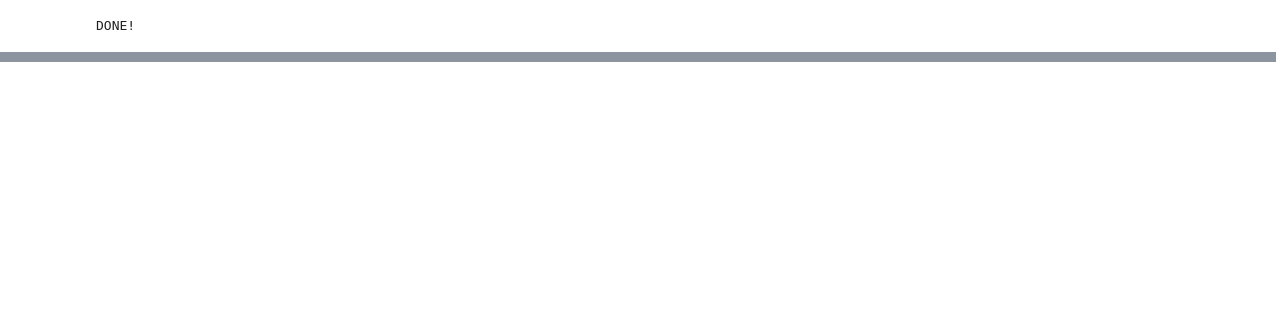
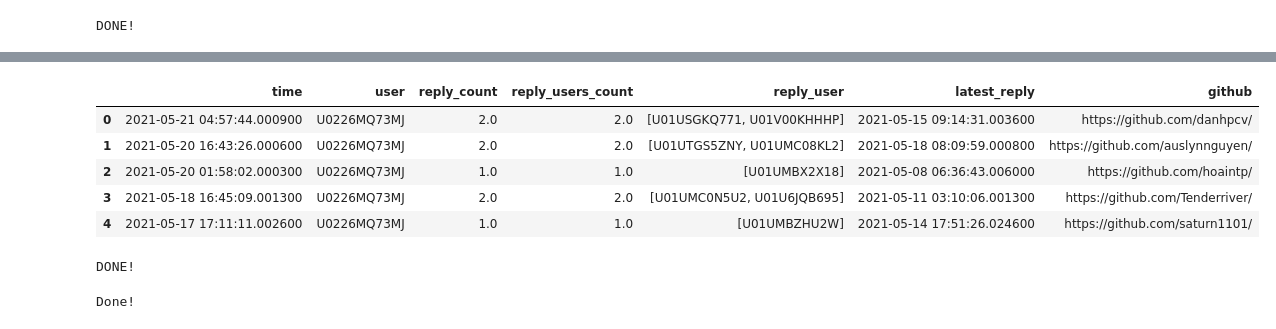
Before and after one commit to chuviethongfpt/atom-assignments, a Jupyter notebook: HOME_ASSIGNMENT_3_SLACK_API_TO_GSHEET_CVH_v1.ipynb, the cells around one changed output, grey strips where cells are left out. Saved outputs shown, nothing was run; the diff lists cells and outputs as text; code cells hidden in the pictures; blank space fills up the shorter version.

Commit message:
Được tạo bằng Colaboratory

```diff
--- a/HOME_ASSIGNMENT_3_SLACK_API_TO_GSHEET_CVH_v1.ipynb
+++ b/HOME_ASSIGNMENT_3_SLACK_API_TO_GSHEET_CVH_v1.ipynb
@@ -108,0 +150,3 @@ APIError: ignored
+# %%
+response_json = requests.post(endpoint, data=data, headers=headers).json()
+msg_ls = response_json['messages']
@@ -108,0 +175,19 @@ APIError: ignored
+# %%
+## Summarize all submitted assignments + reviews cnt
+not_learners_id = ['U01BE2PR6LU'] # -> Remove MA from the user_id
+github, reply_count, reply_users_count, reply_users, latest_reply = '','','','',''
+for i in range(20):
+  ts = dt.fromtimestamp(float(msg_ls[i]['ts'])) # -> Convert timestamp Epoch thành dàng dễ đọc
+  user = msg_ls[i]['user'] # -> Lấy thông tin người post messages
+  if msg_ls[i]['user'] not in not_learners_id:
+    if 'attachments' in msg_ls[i].keys():
+      #print(msg_ls[i].keys())
+      text = msg_ls[i]['text']
+      github_link = re.findall('(?:https?://)?(?:www[.])?github[.]com/[\w-]+/?', text) #-> Submission là các message có link github
+      #print(msg_ls[i])
+      if len(github_link) > 0: github = github_link[0]
+      if 'reply_count' in msg_ls[i].keys(): reply_count = msg_ls[i]['reply_count'] #-> Extract số review
+      if 'reply_users_count' in msg_ls[i].keys(): reply_users_count = msg_ls[i]['reply_users_count']
+      if 'reply_users' in msg_ls[i].keys(): reply_users = msg_ls[i]['reply_users']
+      if 'latest_reply' in msg_ls[i].keys(): latest_reply = dt.fromtimestamp(float(msg_ls[i]['latest_reply']))
+      print(ts, user, reply_users_count, reply_users, latest_reply, github)
@@ -108,0 +202,19 @@ APIError: ignored
+# %%
+assignment_dict = {'time': [], 'user': [], 'reply_count': [], 'reply_users_count': [], 'reply_user': [], 'latest_reply': [], 'github': []}
+not_learners_id = ['U01BE2PR6LU']
+for i in range(40):
+  ts = dt.fromtimestamp(float(msg_ls[i]['ts'])) # -> Convert timestamp Epoch thành dàng dễ đọc
+  assignment_dict['time'].append(ts)
+  assignment_dict['user'].append(msg_ls[i]['user']) # -> Lấy thông tin người post messages
+  if msg_ls[i]['user'] not in not_learners_id:
+    if 'attachments' in msg_ls[i].keys():
+      #print(msg_ls[i].keys())
+      text = msg_ls[i]['text']
+      github_link = re.findall('(?:https?://)?(?:www[.])?github[.]com/[\w-]+/?', text) #-> Submission là các message có link github
+      #print(msg_ls[i])
+      if len(github_link) > 0: assignment_dict['github'].append(github_link[0])
+      if 'reply_count' in msg_ls[i].keys(): assignment_dict['reply_count'].append(msg_ls[i]['reply_count']) #-> Extract số review
+      if 'reply_users_count' in msg_ls[i].keys(): assignment_dict['reply_users_count'].append(msg_ls[i]['reply_users_count'])
+      if 'reply_users' in msg_ls[i].keys(): assignment_dict['reply_user'].append(msg_ls[i]['reply_users'])
+      if 'latest_reply' in msg_ls[i].keys(): assignment_dict['latest_reply'].append(dt.fromtimestamp(float(msg_ls[i]['latest_reply'])))
+assignment_dict
@@ -108,0 +239,20 @@ APIError: ignored
+# %%
+assignment_df = pd.DataFrame(dict([ (k,pd.Series(v)) for k,v in assignment_dict.items() ]))
+assignment_df.head()
+# %% [output]
+|  | time | user | reply_count | reply_users_count | reply_user | latest_reply | github |
+| 0 | 2021-05-21 04:57:44.000900 | U0226MQ73MJ | 2.0 | 2.0 | [U01USGKQ771, U01V00KHHHP] | 2021-05-15 09:14:31.003600 | https://github.com/danhpcv/ |
+| 1 | 2021-05-20 16:43:26.000600 | U0226MQ73MJ | 2.0 | 2.0 | [U01UTGS5ZNY, U01UMC08KL2] | 2021-05-18 08:09:59.000800 | https://github.com/auslynnguyen/ |
+| 2 | 2021-05-20 01:58:02.000300 | U0226MQ73MJ | 1.0 | 1.0 | [U01UMBX2X18] | 2021-05-08 06:36:43.006000 | https://github.com/hoaintp/ |
+| 3 | 2021-05-18 16:45:09.001300 | U0226MQ73MJ | 2.0 | 2.0 | [U01UMC0N5U2, U01U6JQB695] | 2021-05-11 03:10:06.001300 | https://github.com/Tenderriver/ |
+| 4 | 2021-05-17 17:11:11.002600 | U0226MQ73MJ | 1.0 | 1.0 | [U01UMBZHU2W] | 2021-05-14 17:51:26.024600 | https://github.com/saturn1101/ |
+# %%
+## Authorize bằng JSON
+scope = ['https://spreadsheets.google.com/feeds',
+         'https://www.googleapis.com/auth/drive']
+credentials = ServiceAccountCredentials.from_json_keyfile_name(
+    'cobalt-catalyst-314307-6b793777d71b.json', scope)
+gc = gspread.authorize(credentials)
+print("DONE!")
+# %% [output]
+DONE!
@@ -108,0 +269,12 @@ APIError: ignored
+# %%
+# ACCESS GOOGLE SHEET
+sheet_index_no = 1
+spreadsheet_key = '1XFv2QcX0u8VpxdR-0OeMeWHQmxwF3vzgrOem67AgASE' # input SPREADSHEET_KEY HERE
+sh = gc.open_by_key(spreadsheet_key)
+worksheet = sh.add_worksheet(title= 'TODO4', rows= "100", cols= "20") #-> 0 - first sheet, 1 - second sheet etc.
+
+# APPEND DATA TO SHEET
+set_with_dataframe(worksheet, assignment_df) #-> Upload assignment_df vào Sheet 2 trong Spreadsheet
+print('Done!')
+# %% [output]
+Done!
```
Also changed, not shown: parts of 16 cells of this notebook.
